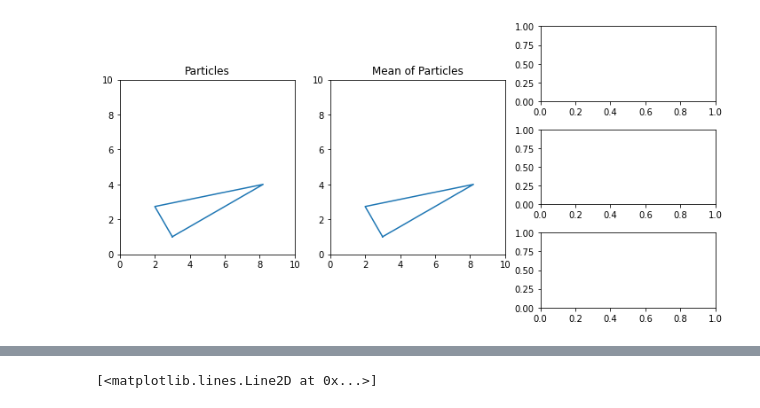
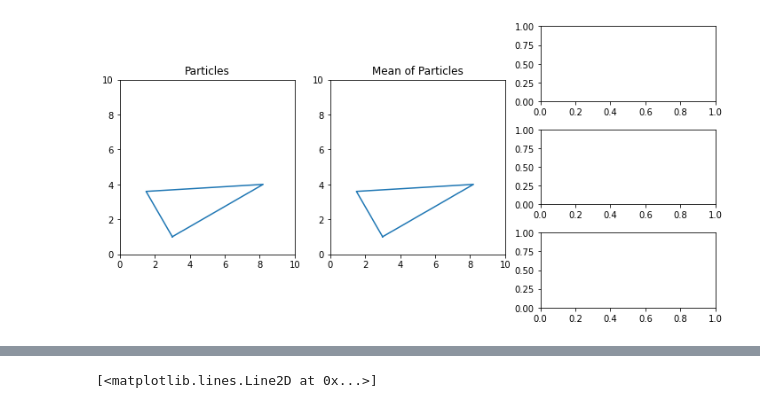
Before and after one commit to playertr/SDM_project, a Jupyter notebook: particle_filter_example.ipynb, the cells around one changed output, grey strips where cells are left out. Drawn from its saved outputs; the diff is of its cells as text; code cells hidden in the pictures.

```diff
--- a/particle_filter_example.ipynb
+++ b/particle_filter_example.ipynb
@@ -10,44 +10,55 @@ from ActionController import ActionController
 # %%
 # World
 # shape = Polygon([[0, 0], [6, 0], [6, 1],[0, 1], [0, 0]]) # rectangle
-shape = Polygon([[0, 0], [6, 0], [0, 2], [0, 0]]) # triangle
+shape = Polygon([[0, 0], [6, 0], [0, 3], [0, 0]]) # triangle
+# Center shape
+shape
 x = 3
 y = 1
 theta = np.pi/6
 map_size = 10, 10
 
 # ParticleFilter
-num_particles = 500
+num_particles = 1000
 lookahead_depth = 1
 
 action_controller = ActionController(
     shape, x, y, theta, map_size,
     num_particles, lookahead_depth,
 )
 
 # Simulation
-num_iterations = 500
+max_iterations = None
 entropies = []
 total_iterations = 0
+
+# Stopping criteria
+# Mean thresholds
+mean_xy_dif = 1
+mean_theta_dif = np.pi/8
+# Standard deviation thresholds
+std_xy_threshold = 2
+std_theta_threshold = np.pi/8
+
 
 # Visuals
 
 fig = plt.figure(figsize=(10,5))
 gs = gridspec.GridSpec(nrows=3, ncols=3)
 
 ax1 = fig.add_subplot(gs[:,0])
 ax2 = fig.add_subplot(gs[:,1])
 ax3 = fig.add_subplot(gs[0,2])
 ax4 = fig.add_subplot(gs[1,2])
 ax5 = fig.add_subplot(gs[2,2])
 
 action_controller.world.plot(ax1)
 action_controller.world.plot(ax2)
 ax1.set_title('Particles')
 ax2.set_title('Mean of Particles')
 fig.tight_layout()
 # %% [output]
-[figure, old version]
+[figure, new version]
 # %%
 %%time
 
```
Also changed, not shown: parts of 4 cells of this notebook, 4 other files.
